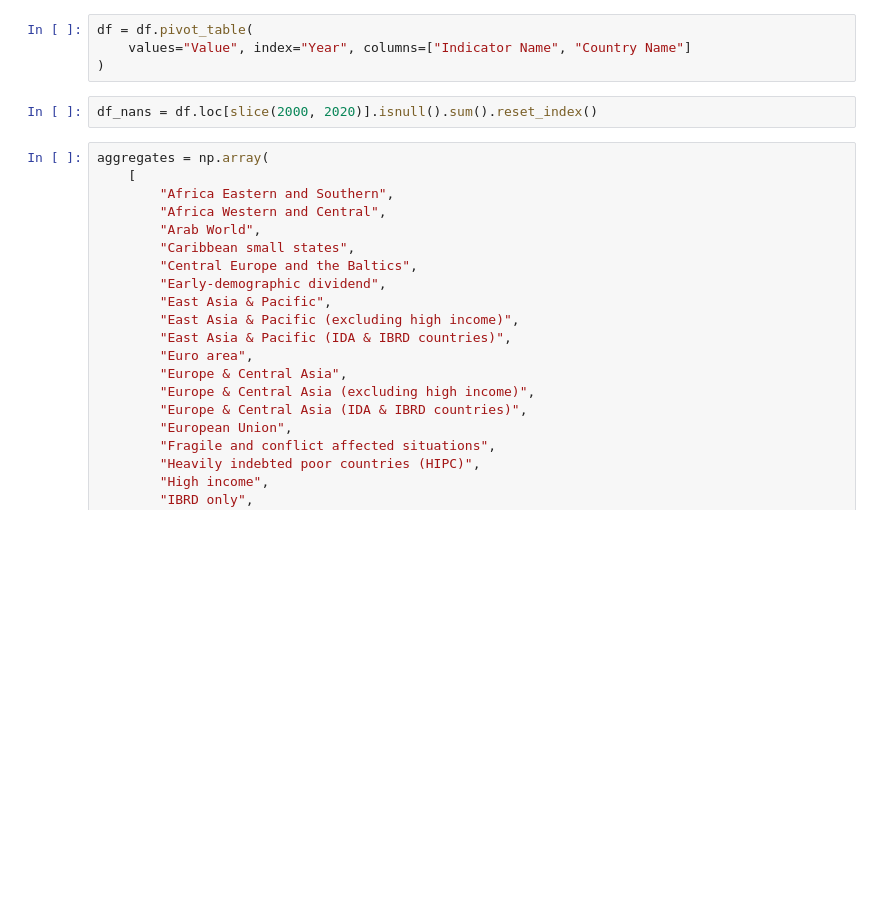
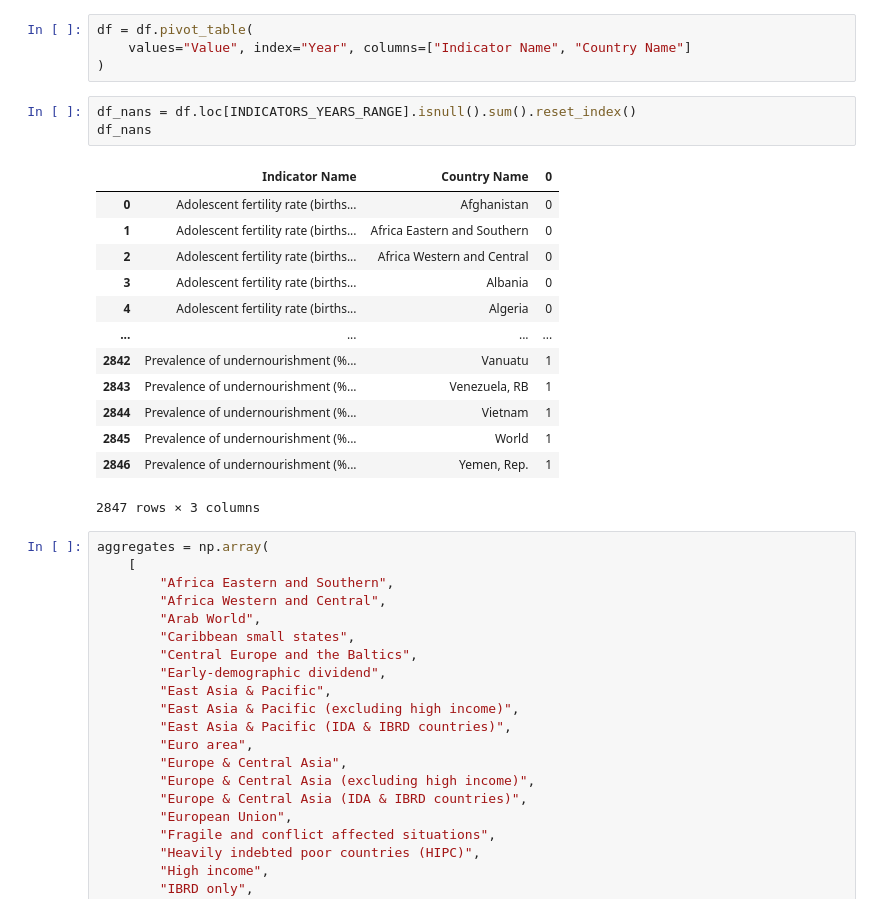
Before and after one commit to maciektr/worldbank_data_exploration, a Jupyter notebook: notebooks/create_dataset.ipynb, the cells around one changed output. Drawn from its saved outputs; the diff is of its cells as text; blank space fills up the shorter version.

```diff
--- a/notebooks/create_dataset.ipynb
+++ b/notebooks/create_dataset.ipynb
@@ -59,7 +48,22 @@ df = df.pivot_table(
     values="Value", index="Year", columns=["Indicator Name", "Country Name"]
 )
 # %%
-df_nans = df.loc[slice(2000, 2020)].isnull().sum().reset_index()
+df_nans = df.loc[INDICATORS_YEARS_RANGE].isnull().sum().reset_index()
+df_nans
+# %% [output]
+|  | Indicator Name | Country Name | 0 |
+| 0 | Adolescent fertility rate (births... | Afghanistan | 0 |
+| 1 | Adolescent fertility rate (births... | Africa Eastern and Southern | 0 |
+| 2 | Adolescent fertility rate (births... | Africa Western and Central | 0 |
+| 3 | Adolescent fertility rate (births... | Albania | 0 |
+| 4 | Adolescent fertility rate (births... | Algeria | 0 |
+| ... | ... | ... | ... |
+| 2842 | Prevalence of undernourishment (%... | Vanuatu | 1 |
+| 2843 | Prevalence of undernourishment (%... | Venezuela, RB | 1 |
+| 2844 | Prevalence of undernourishment (%... | Vietnam | 1 |
+| 2845 | Prevalence of undernourishment (%... | World | 1 |
+| 2846 | Prevalence of undernourishment (%... | Yemen, Rep. | 1 |
+2847 rows × 3 columns
 # %%
 aggregates = np.array(
     [
```
Also changed, not shown: parts of 14 cells of this notebook, 1 other file.
